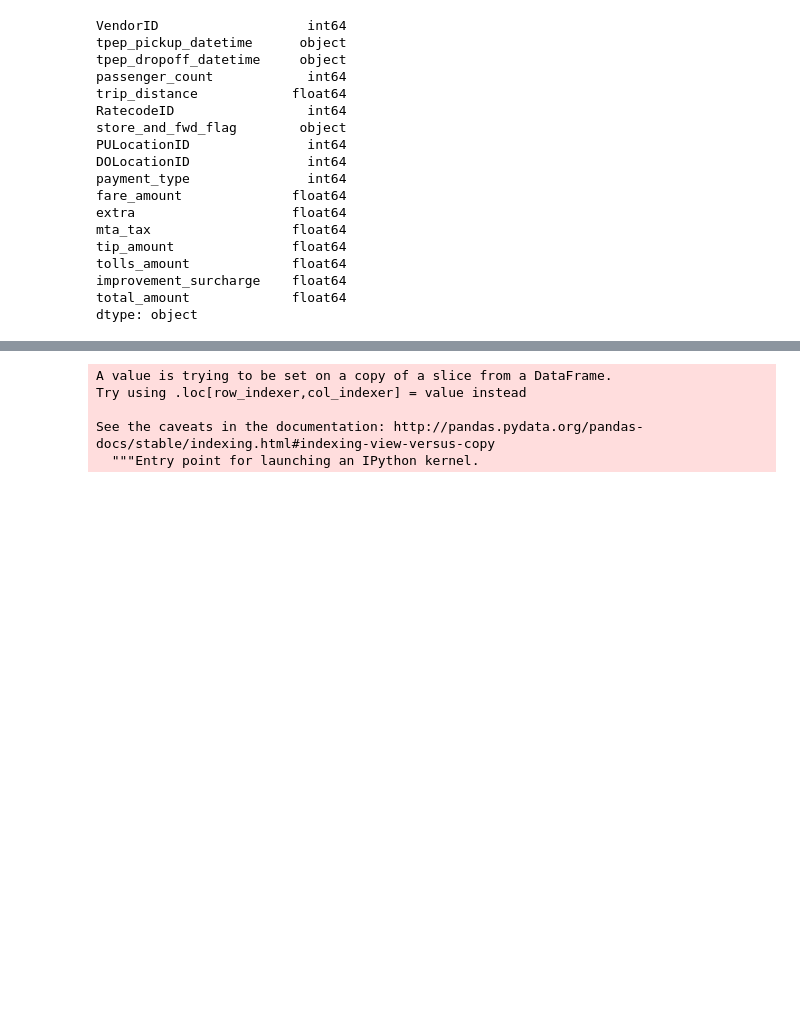
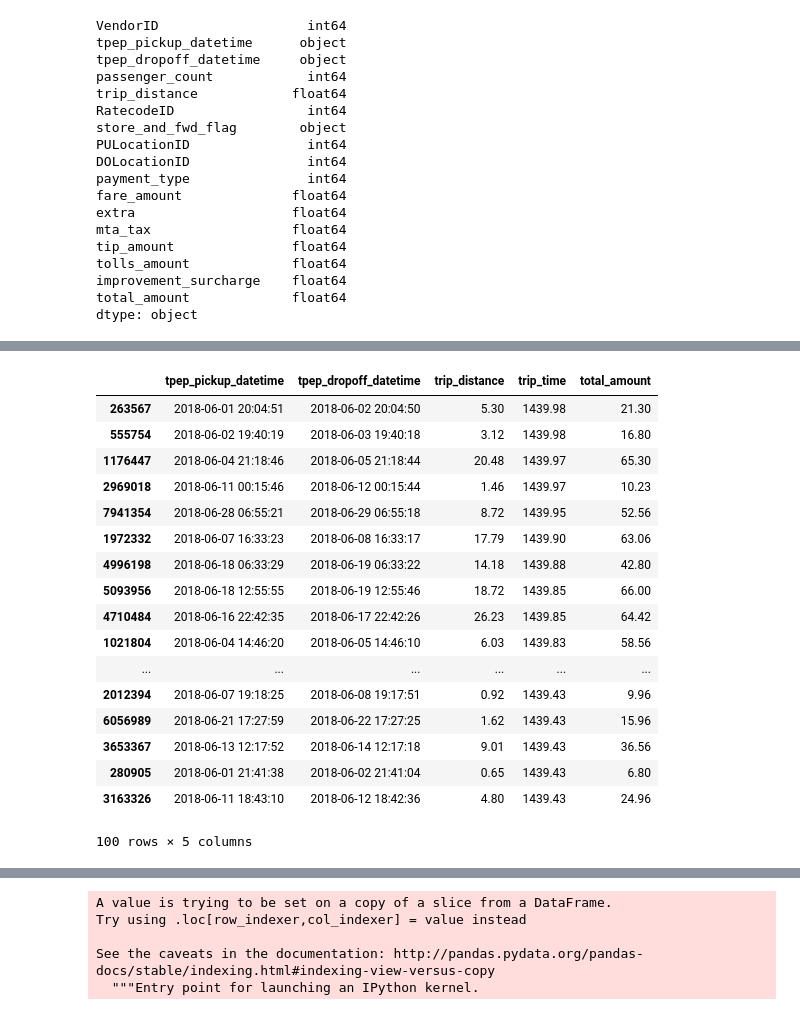
Before and after one commit to tcbriggs981/Taxi-Studies, a Jupyter notebook: Taxis June 2018.ipynb, the cells around one changed output, grey strips where cells are left out. Saved outputs shown, nothing was run; the diff lists cells and outputs as text; code cells hidden in the pictures; blank space fills up the shorter version.

```diff
--- a/Taxis June 2018.ipynb
+++ b/Taxis June 2018.ipynb
@@ -100,0 +114,23 @@ taxi['tpep_dropoff_datetime'] = pd.to_datetime(taxi['tpep_dropoff_datetime'])
+# %%
+taxi[[
+    'tpep_pickup_datetime','tpep_dropoff_datetime','trip_distance','trip_time', 'total_amount'
+    ]].sort_values('trip_time', ascending=False).head(100)
+# %% [output]
+|  | tpep_pickup_datetime | tpep_dropoff_datetime | trip_distance | trip_time | total_amount |
+| 263567 | 2018-06-01 20:04:51 | 2018-06-02 20:04:50 | 5.30 | 1439.98 | 21.30 |
+| 555754 | 2018-06-02 19:40:19 | 2018-06-03 19:40:18 | 3.12 | 1439.98 | 16.80 |
+| 1176447 | 2018-06-04 21:18:46 | 2018-06-05 21:18:44 | 20.48 | 1439.97 | 65.30 |
+| 2969018 | 2018-06-11 00:15:46 | 2018-06-12 00:15:44 | 1.46 | 1439.97 | 10.23 |
+| 7941354 | 2018-06-28 06:55:21 | 2018-06-29 06:55:18 | 8.72 | 1439.95 | 52.56 |
+| 1972332 | 2018-06-07 16:33:23 | 2018-06-08 16:33:17 | 17.79 | 1439.90 | 63.06 |
+| 4996198 | 2018-06-18 06:33:29 | 2018-06-19 06:33:22 | 14.18 | 1439.88 | 42.80 |
+| 5093956 | 2018-06-18 12:55:55 | 2018-06-19 12:55:46 | 18.72 | 1439.85 | 66.00 |
+| 4710484 | 2018-06-16 22:42:35 | 2018-06-17 22:42:26 | 26.23 | 1439.85 | 64.42 |
+| 1021804 | 2018-06-04 14:46:20 | 2018-06-05 14:46:10 | 6.03 | 1439.83 | 58.56 |
+| ... | ... | ... | ... | ... | ... |
+| 2012394 | 2018-06-07 19:18:25 | 2018-06-08 19:17:51 | 0.92 | 1439.43 | 9.96 |
+| 6056989 | 2018-06-21 17:27:59 | 2018-06-22 17:27:25 | 1.62 | 1439.43 | 15.96 |
+| 3653367 | 2018-06-13 12:17:52 | 2018-06-14 12:17:18 | 9.01 | 1439.43 | 36.56 |
+| 280905 | 2018-06-01 21:41:38 | 2018-06-02 21:41:04 | 0.65 | 1439.43 | 6.80 |
+| 3163326 | 2018-06-11 18:43:10 | 2018-06-12 18:42:36 | 4.80 | 1439.43 | 24.96 |
+100 rows × 5 columns
```
Also changed, not shown: parts of 10 cells of this notebook.
